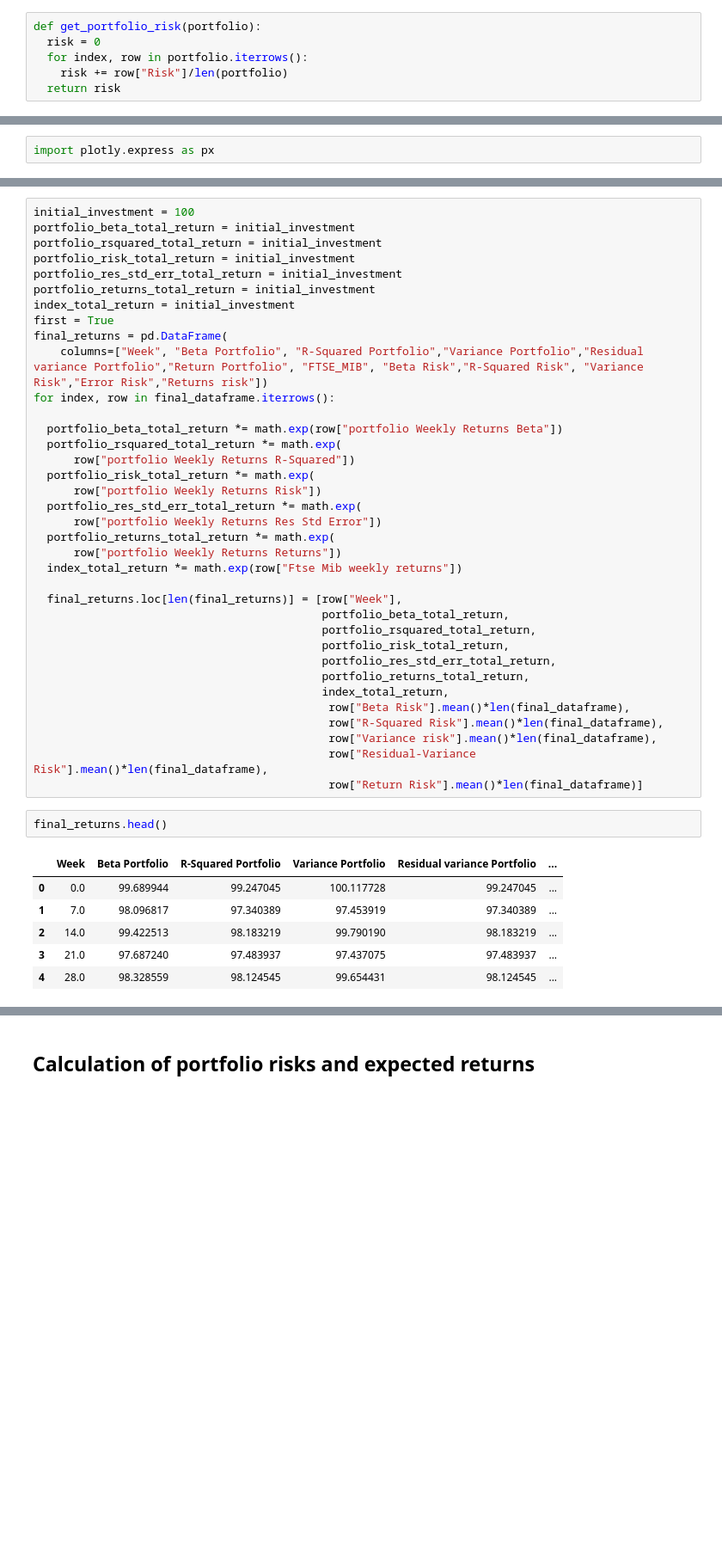
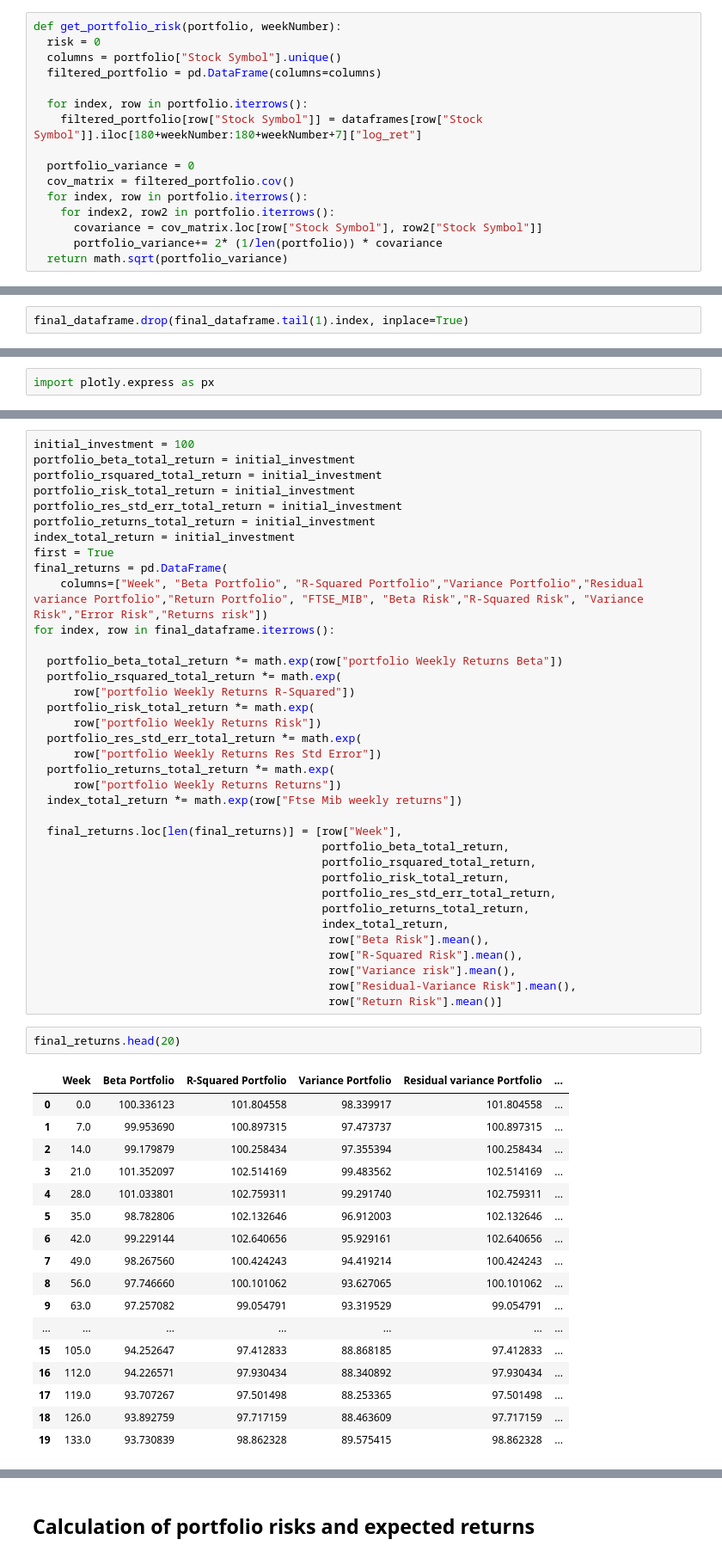
Before and after one commit to Blowdire/Progetto, a Jupyter notebook: Data_Procecssing.ipynb, the cells around one changed output, grey strips where cells are left out. Shown: that part at 86% size. Drawn from its saved outputs; the diff is of its cells as text; blank space fills up the shorter version.

```diff
--- a/Data_Procecssing.ipynb
+++ b/Data_Procecssing.ipynb
@@ -43,12 +59,22 @@ test.head()
 def get_sorted_df(dataframe, sort_method):
   dataframe = dataframe.sort_values(by=sort_method, ascending=False)
   return dataframe
-# %%
-def get_portfolio_risk(portfolio):
-  risk = 0
-  for index, row in portfolio.iterrows():
-    risk += row["Risk"]/len(portfolio)
-  return risk
+# %%
+def get_portfolio_risk(portfolio, weekNumber):
+  risk = 0
+  columns = portfolio["Stock Symbol"].unique()
+  filtered_portfolio = pd.DataFrame(columns=columns)
+
+  for index, row in portfolio.iterrows():
+    filtered_portfolio[row["Stock Symbol"]] = dataframes[row["Stock Symbol"]].iloc[180+weekNumber:180+weekNumber+7]["log_ret"]
+
+  portfolio_variance = 0
+  cov_matrix = filtered_portfolio.cov()
+  for index, row in portfolio.iterrows():
+    for index2, row2 in portfolio.iterrows():
+      covariance = cov_matrix.loc[row["Stock Symbol"], row2["Stock Symbol"]]
+      portfolio_variance+= 2* (1/len(portfolio)) * covariance
+  return math.sqrt(portfolio_variance)
 # %% [markdown]
 Test: take top 15 and bottom 15 based on beta
 # %%
@@ -100,3 +128,5 @@ for weekNumber in range(0,len(dataset_ftse_mib),7):
+# %%
+final_dataframe.drop(final_dataframe.tail(1).index, inplace=True)
 # %%
 final_dataframe.head()
 # %% [output]
@@ -144,20 +174,31 @@ for index, row in final_dataframe.iterrows():
                                            portfolio_res_std_err_total_return,
                                            portfolio_returns_total_return,
                                            index_total_return,
-                                            row["Beta Risk"].mean()*len(final_dataframe),
-                                            row["R-Squared Risk"].mean()*len(final_dataframe),
-                                            row["Variance risk"].mean()*len(final_dataframe),
-                                            row["Residual-Variance Risk"].mean()*len(final_dataframe),
-                                            row["Return Risk"].mean()*len(final_dataframe)]
+                                            row["Beta Risk"].mean(),
+                                            row["R-Squared Risk"].mean(),
+                                            row["Variance risk"].mean(),
+                                            row["Residual-Variance Risk"].mean(),
+                                            row["Return Risk"].mean()]
 # %%
-final_returns.head()
+final_returns.head(20)
 # %% [output]
 |  | Week | Beta Portfolio | R-Squared Portfolio | Variance Portfolio | Residual variance Portfolio | ... |
-| 0 | 0.0 | 99.689944 | 99.247045 | 100.117728 | 99.247045 | ... |
-| 1 | 7.0 | 98.096817 | 97.340389 | 97.453919 | 97.340389 | ... |
-| 2 | 14.0 | 99.422513 | 98.183219 | 99.790190 | 98.183219 | ... |
-| 3 | 21.0 | 97.687240 | 97.483937 | 97.437075 | 97.483937 | ... |
-| 4 | 28.0 | 98.328559 | 98.124545 | 99.654431 | 98.124545 | ... |
+| 0 | 0.0 | 100.336123 | 101.804558 | 98.339917 | 101.804558 | ... |
+| 1 | 7.0 | 99.953690 | 100.897315 | 97.473737 | 100.897315 | ... |
+| 2 | 14.0 | 99.179879 | 100.258434 | 97.355394 | 100.258434 | ... |
+| 3 | 21.0 | 101.352097 | 102.514169 | 99.483562 | 102.514169 | ... |
+| 4 | 28.0 | 101.033801 | 102.759311 | 99.291740 | 102.759311 | ... |
+| 5 | 35.0 | 98.782806 | 102.132646 | 96.912003 | 102.132646 | ... |
+| 6 | 42.0 | 99.229144 | 102.640656 | 95.929161 | 102.640656 | ... |
+| 7 | 49.0 | 98.267560 | 100.424243 | 94.419214 | 100.424243 | ... |
+| 8 | 56.0 | 97.746660 | 100.101062 | 93.627065 | 100.101062 | ... |
+| 9 | 63.0 | 97.257082 | 99.054791 | 93.319529 | 99.054791 | ... |
+| ... | ... | ... | ... | ... | ... | ... |
+| 15 | 105.0 | 94.252647 | 97.412833 | 88.868185 | 97.412833 | ... |
+| 16 | 112.0 | 94.226571 | 97.930434 | 88.340892 | 97.930434 | ... |
+| 17 | 119.0 | 93.707267 | 97.501498 | 88.253365 | 97.501498 | ... |
+| 18 | 126.0 | 93.892759 | 97.717159 | 88.463609 | 97.717159 | ... |
+| 19 | 133.0 | 93.730839 | 98.862328 | 89.575415 | 98.862328 | ... |
 # %%
 len(final_returns)
 # %% [output]
```
Also changed, not shown: parts of 15 cells of this notebook, 7 other files.
